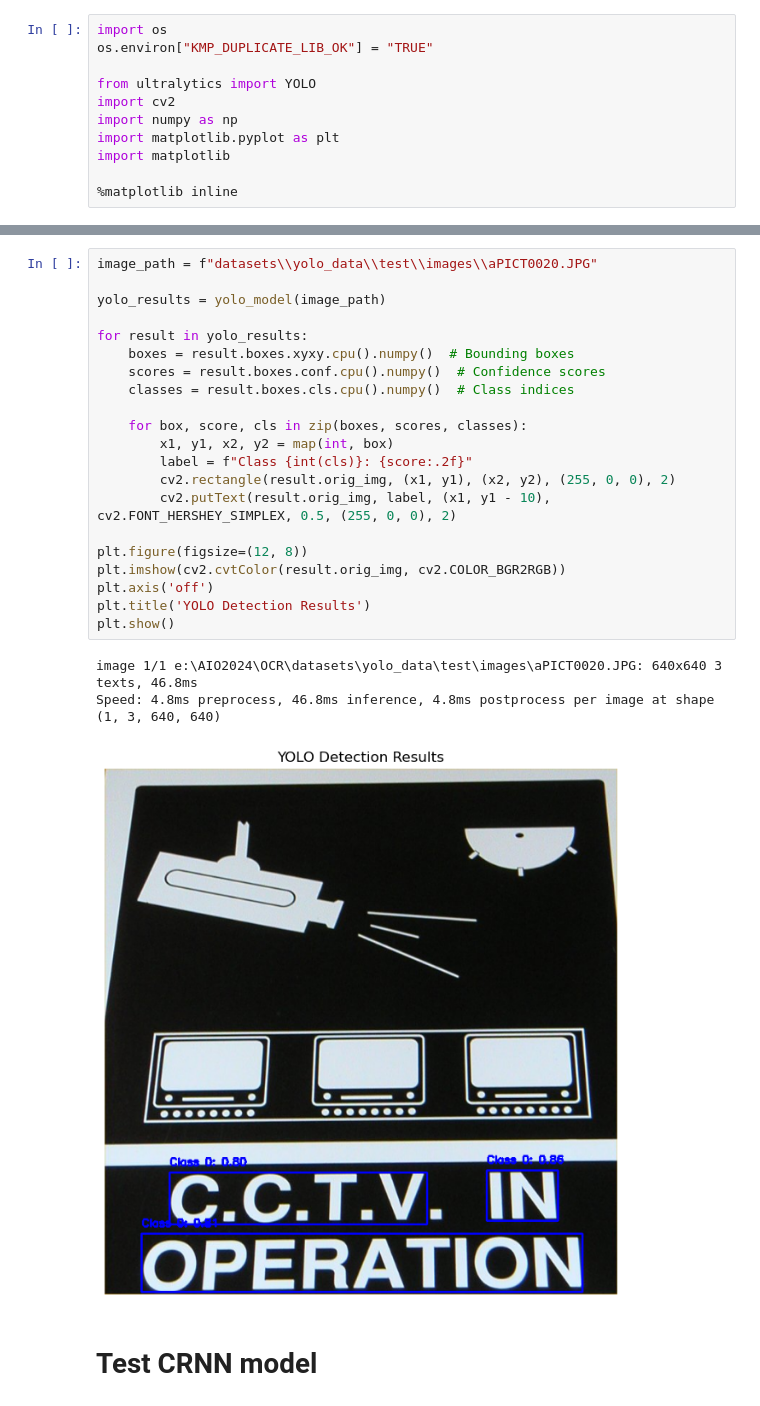
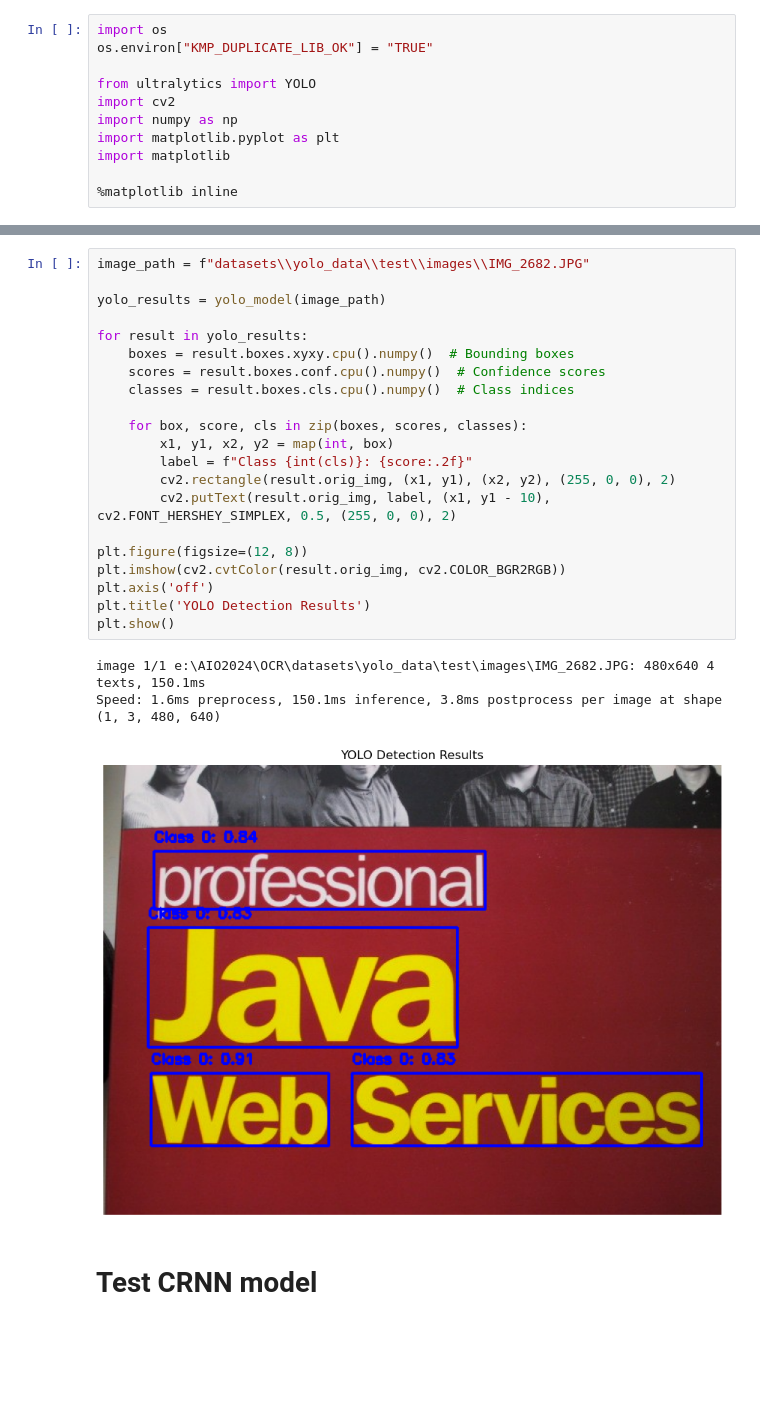
Before and after one commit to dinhgia2106/OCR, a Jupyter notebook: test.ipynb, the cells around one changed output, grey strips where cells are left out. Drawn from its saved outputs; the diff is of its cells as text; blank space fills up the shorter version.

```diff
--- a/test.ipynb
+++ b/test.ipynb
@@ -38,30 +38,30 @@ Recall: 0.8261
 F1-Score: 0.8312
 Fitness: 0.6764
 # %%
-image_path = f"datasets\\yolo_data\\test\\images\\aPICT0020.JPG"
+image_path = f"datasets\\yolo_data\\test\\images\\IMG_2682.JPG"
 
 yolo_results = yolo_model(image_path)
 
 for result in yolo_results:
     boxes = result.boxes.xyxy.cpu().numpy()  # Bounding boxes
     scores = result.boxes.conf.cpu().numpy()  # Confidence scores
     classes = result.boxes.cls.cpu().numpy()  # Class indices
 
     for box, score, cls in zip(boxes, scores, classes):
         x1, y1, x2, y2 = map(int, box)
         label = f"Class {int(cls)}: {score:.2f}"
         cv2.rectangle(result.orig_img, (x1, y1), (x2, y2), (255, 0, 0), 2)
         cv2.putText(result.orig_img, label, (x1, y1 - 10), cv2.FONT_HERSHEY_SIMPLEX, 0.5, (255, 0, 0), 2)
 
 plt.figure(figsize=(12, 8))
 plt.imshow(cv2.cvtColor(result.orig_img, cv2.COLOR_BGR2RGB))
 plt.axis('off')
 plt.title('YOLO Detection Results')
 plt.show()
 # %% [output]
-image 1/1 e:\AIO2024\OCR\datasets\yolo_data\test\images\aPICT0020.JPG: 640x640 3 texts, 46.8ms
-Speed: 4.8ms preprocess, 46.8ms inference, 4.8ms postprocess per image at shape (1, 3, 640, 640)
+image 1/1 e:\AIO2024\OCR\datasets\yolo_data\test\images\IMG_2682.JPG: 480x640 4 texts, 150.1ms
+Speed: 1.6ms preprocess, 150.1ms inference, 3.8ms postprocess per image at shape (1, 3, 480, 640)
-[figure, old version]
+[figure, new version]
 # %% [markdown]
 # Test CRNN model
 # %%
```
Also changed, not shown: parts of 3 cells of this notebook, 3 other files.
